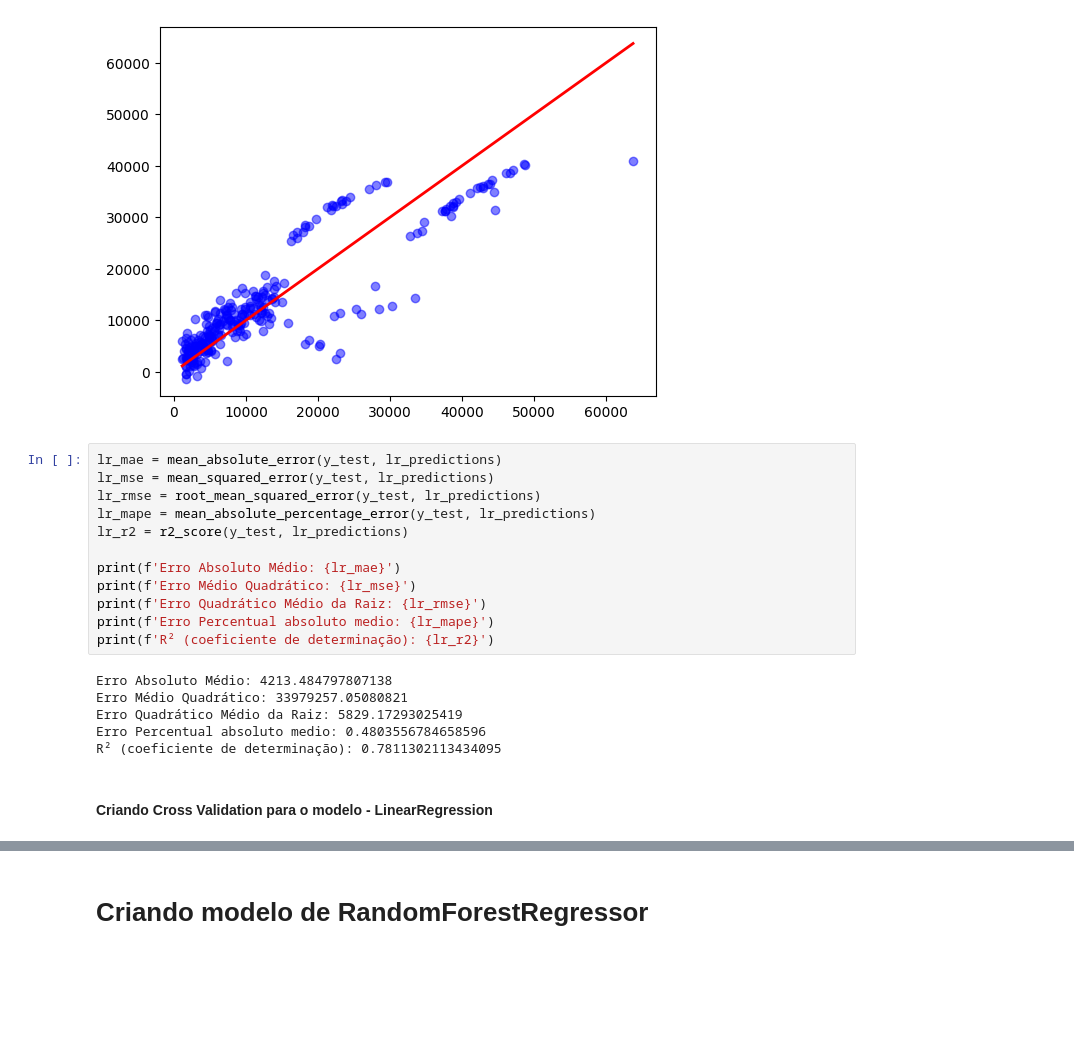
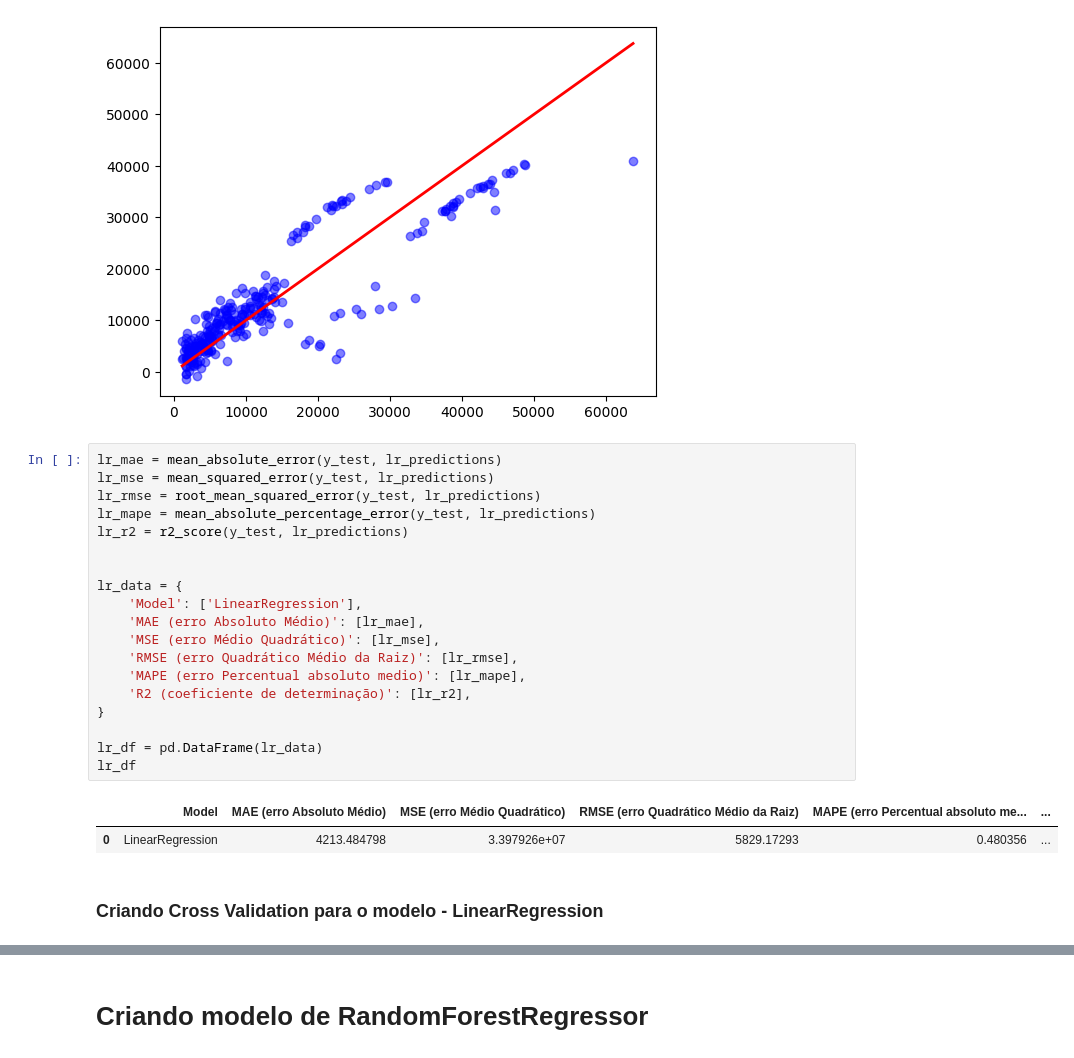
Before and after one commit to JrFarias/postech-iadev, a Jupyter notebook: notebooks/tech-challenge.ipynb, the cells around one changed output, grey strips where cells are left out. Saved outputs shown, nothing was run; the diff lists cells and outputs as text; blank space fills up the shorter version.

```diff
--- a/notebooks/tech-challenge.ipynb
+++ b/notebooks/tech-challenge.ipynb
@@ -373,23 +374,27 @@ plt.plot([y_test.min(), y_test.max()], [y_test.min(), y_test.max()], color='red'
 # %%
 lr_mae = mean_absolute_error(y_test, lr_predictions)
 lr_mse = mean_squared_error(y_test, lr_predictions)
 lr_rmse = root_mean_squared_error(y_test, lr_predictions)
 lr_mape = mean_absolute_percentage_error(y_test, lr_predictions)
 lr_r2 = r2_score(y_test, lr_predictions)
 
-print(f'Erro Absoluto Médio: {lr_mae}')
-print(f'Erro Médio Quadrático: {lr_mse}')
-print(f'Erro Quadrático Médio da Raiz: {lr_rmse}')
-print(f'Erro Percentual absoluto medio: {lr_mape}')
-print(f'R² (coeficiente de determinação): {lr_r2}')
+
+lr_data = {
+    'Model': ['LinearRegression'],
+    'MAE (erro Absoluto Médio)': [lr_mae],
+    'MSE (erro Médio Quadrático)': [lr_mse],
+    'RMSE (erro Quadrático Médio da Raiz)': [lr_rmse],
+    'MAPE (erro Percentual absoluto medio)': [lr_mape],
+    'R2 (coeficiente de determinação)': [lr_r2],
+}
+
+lr_df = pd.DataFrame(lr_data)
+lr_df
 # %% [output]
-Erro Absoluto Médio: 4213.484797807138
-Erro Médio Quadrático: 33979257.05080821
-Erro Quadrático Médio da Raiz: 5829.17293025419
-Erro Percentual absoluto medio: 0.4803556784658596
-R² (coeficiente de determinação): 0.7811302113434095
+|  | Model | MAE (erro Absoluto Médio) | MSE (erro Médio Quadrático) | RMSE (erro Quadrático Médio da Raiz) | MAPE (erro Percentual absoluto me... | ... |
+| 0 | LinearRegression | 4213.484798 | 3.397926e+07 | 5829.17293 | 0.480356 | ... |
 # %% [markdown]
-#### Criando Cross Validation para o modelo - LinearRegression
+### Criando Cross Validation para o modelo - LinearRegression
 # %%
 from sklearn.model_selection import cross_val_score
 from sklearn.metrics import make_scorer, mean_absolute_error
```
Also changed, not shown: parts of 27 cells of this notebook.
